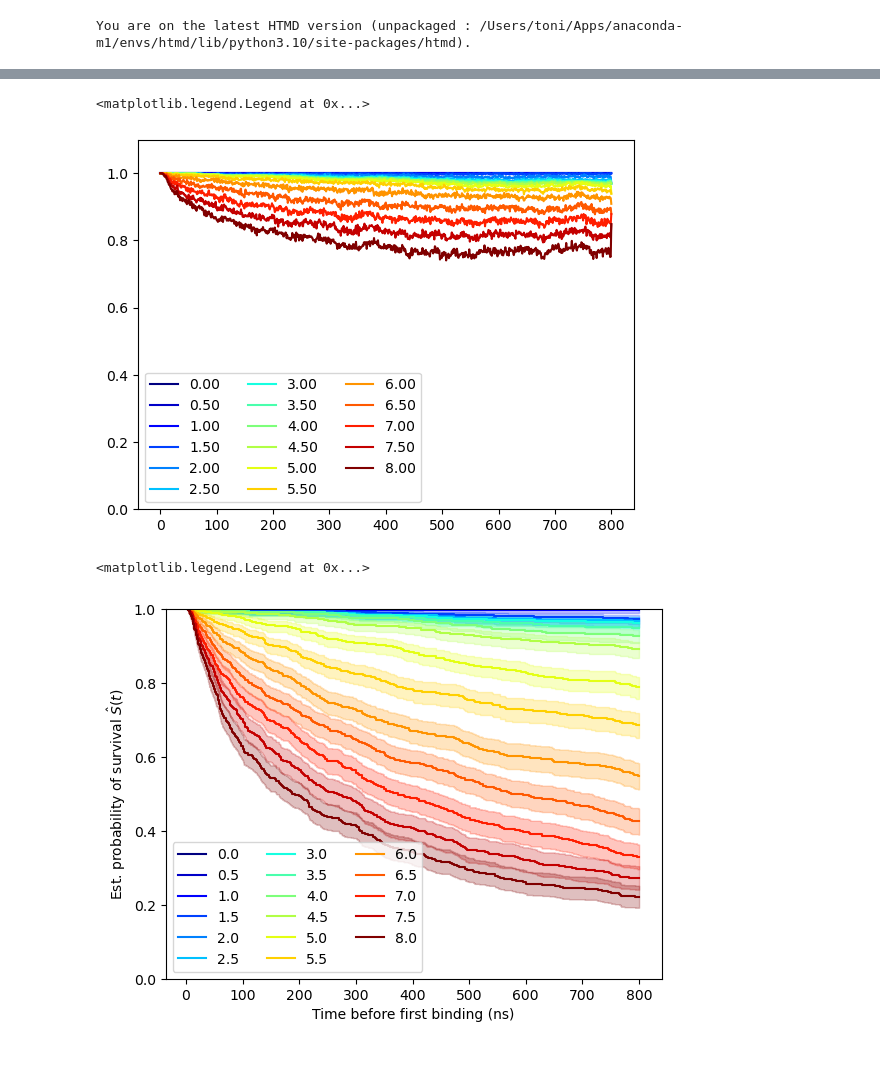
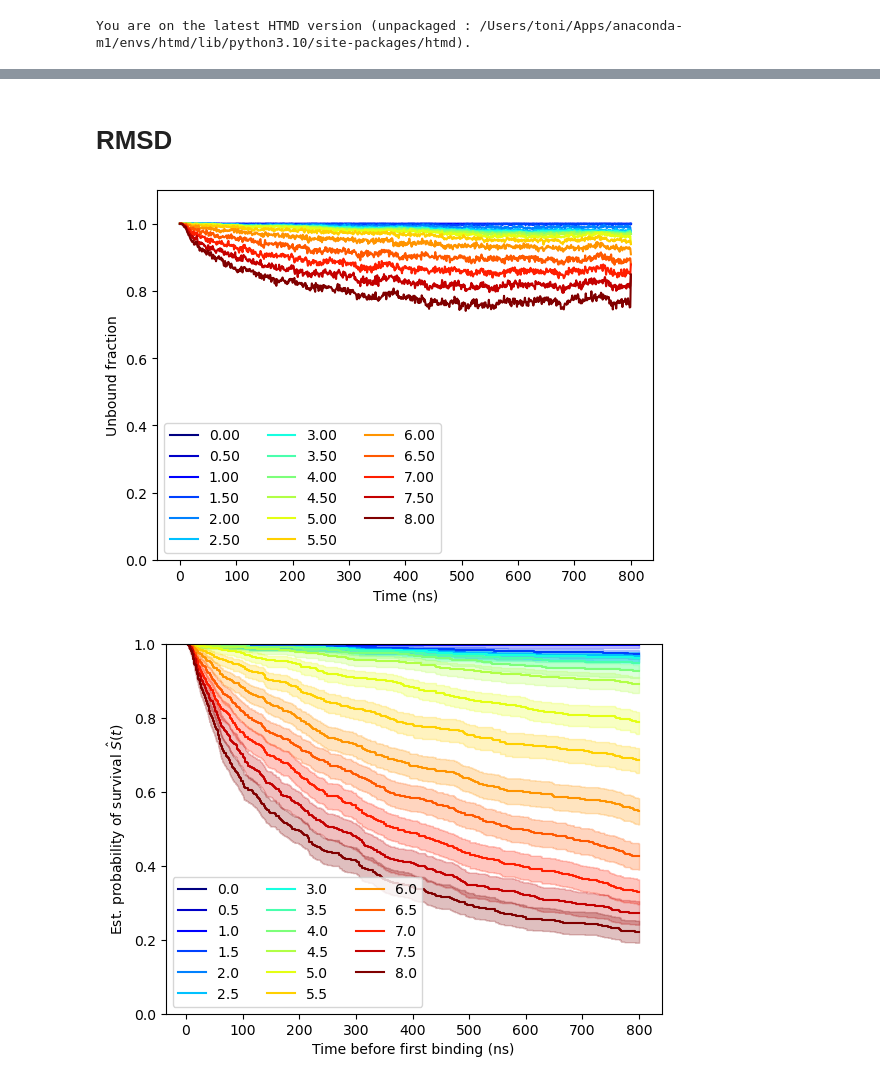
Before and after one commit to giorginolab/sh2-som, a Jupyter notebook: 2-survival-plots.ipynb, the cells around one changed output, grey strips where cells are left out. Cells and saved outputs as stored; diff of their text form; code cells hidden in the pictures.

```diff
--- a/2-survival-plots.ipynb
+++ b/2-survival-plots.ipynb
@@ -82,3 +60,15 @@ def df2sens(df, thrs, column, less_is_bound=False):
         }))
     sens = pd.concat(sens)
     return sens
+
+
+def plot_sens(nc_sens):
+    nc_thrs = np.unique(nc_sens.Threshold)
+    colors = pl.cm.jet(np.linspace(0,1,len(nc_thrs)))
+    for i,thr in enumerate(nc_thrs):
+        pl.plot(nc_sens.loc[nc_sens.Threshold==thr,"Unbound"],
+                color=colors[i], label=f"{thr:.02f}")
+        pl.ylim(0,1.1)
+    pl.legend(loc="lower left", ncol=3)
+    pl.xlabel("Time (ns)")
+    pl.ylabel("Unbound fraction")
@@ -122,36 +205,14 @@ def df2surv(df, thrs, column, less_is_bound=False):
+# %% [markdown]
+# RMSD
 # %%
 rmsd_thrs = np.linspace(0,8,17)
 rmsd_sens = df2sens(rmsd_df, rmsd_thrs, 0, less_is_bound=True)
 
-colors = pl.cm.jet(np.linspace(0,1,len(rmsd_thrs)))
-for i,thr in enumerate(rmsd_thrs):
-    pl.plot(rmsd_sens.loc[rmsd_sens.Threshold==thr,"Unbound"],
-            color=colors[i], label=f"{thr:.02f}")
-    pl.ylim(0,1.1)
-pl.legend(loc="lower left", ncol=3)
+plot_sens(rmsd_sens)
 # %% [output]
-<matplotlib.legend.Legend at 0x...>
-[figure, old version]
+[figure, new version]
 # %%
-from sksurv.nonparametric import kaplan_meier_estimator
-
 rmsd_surv_all = df2surv(rmsd_df, rmsd_thrs, 0, less_is_bound=True)
-
-i = 0
-for thr, rmsd_surv in rmsd_surv_all.groupby("Threshold"):
-    time, survival_prob, conf_int = kaplan_meier_estimator(
-        rmsd_surv["Status"], rmsd_surv["Time"], conf_type="log-log"
-    )
-    plt.step(time, survival_prob, where="post",
-             color=colors[i], label=thr)
-    plt.fill_between(time, conf_int[0], conf_int[1],
-                     color=colors[i],
-                     alpha=0.25, step="post")
-    i=i+1
-plt.ylim(0, 1)
-plt.ylabel("Est. probability of survival $\hat{S}(t)$")
-plt.xlabel("Time before first binding (ns)")
-plt.legend(loc="lower left", ncol=3)
+plot_surv(rmsd_surv_all)
 # %% [output]
-<matplotlib.legend.Legend at 0x...>
 [figure]
```
Also changed, not shown: parts of 23 cells of this notebook.
